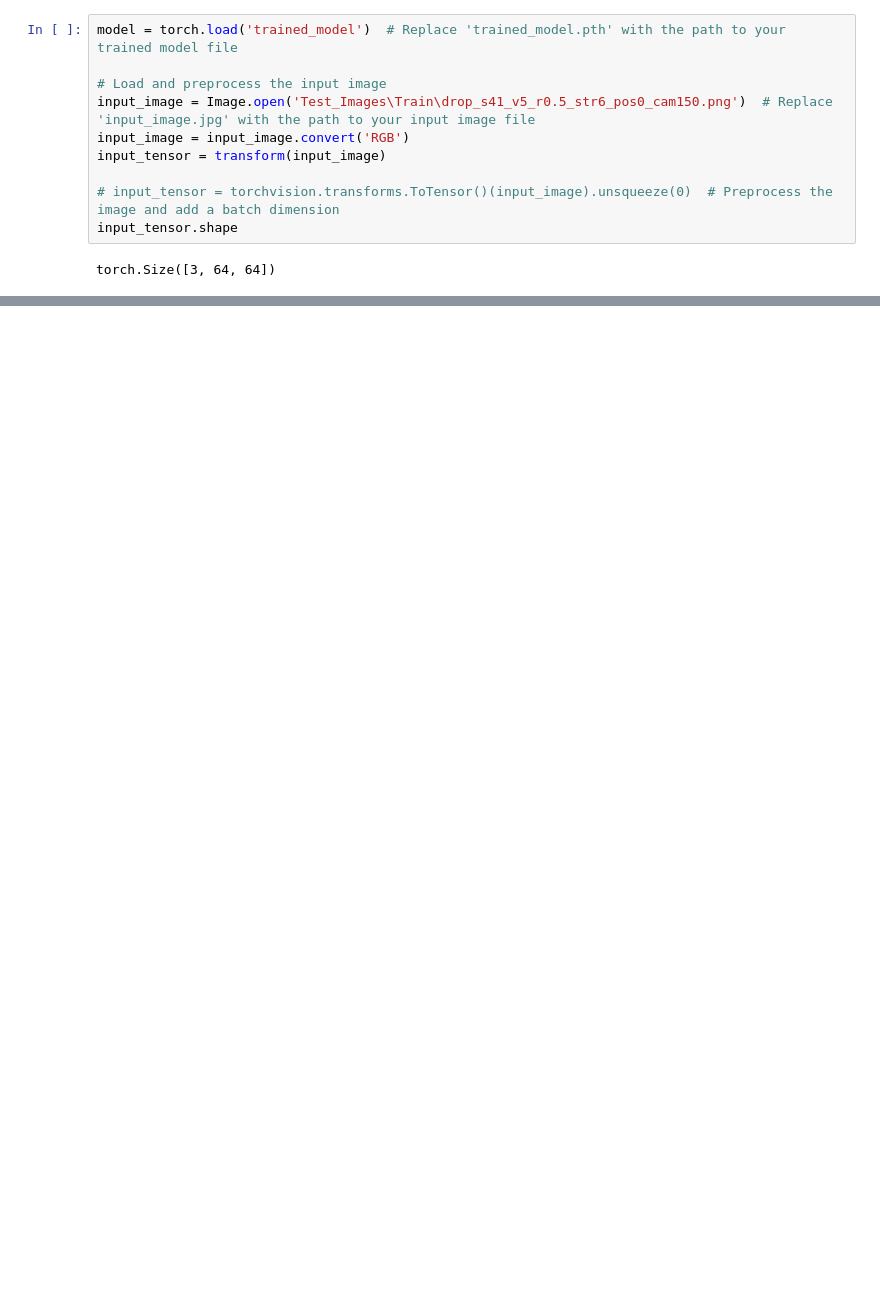
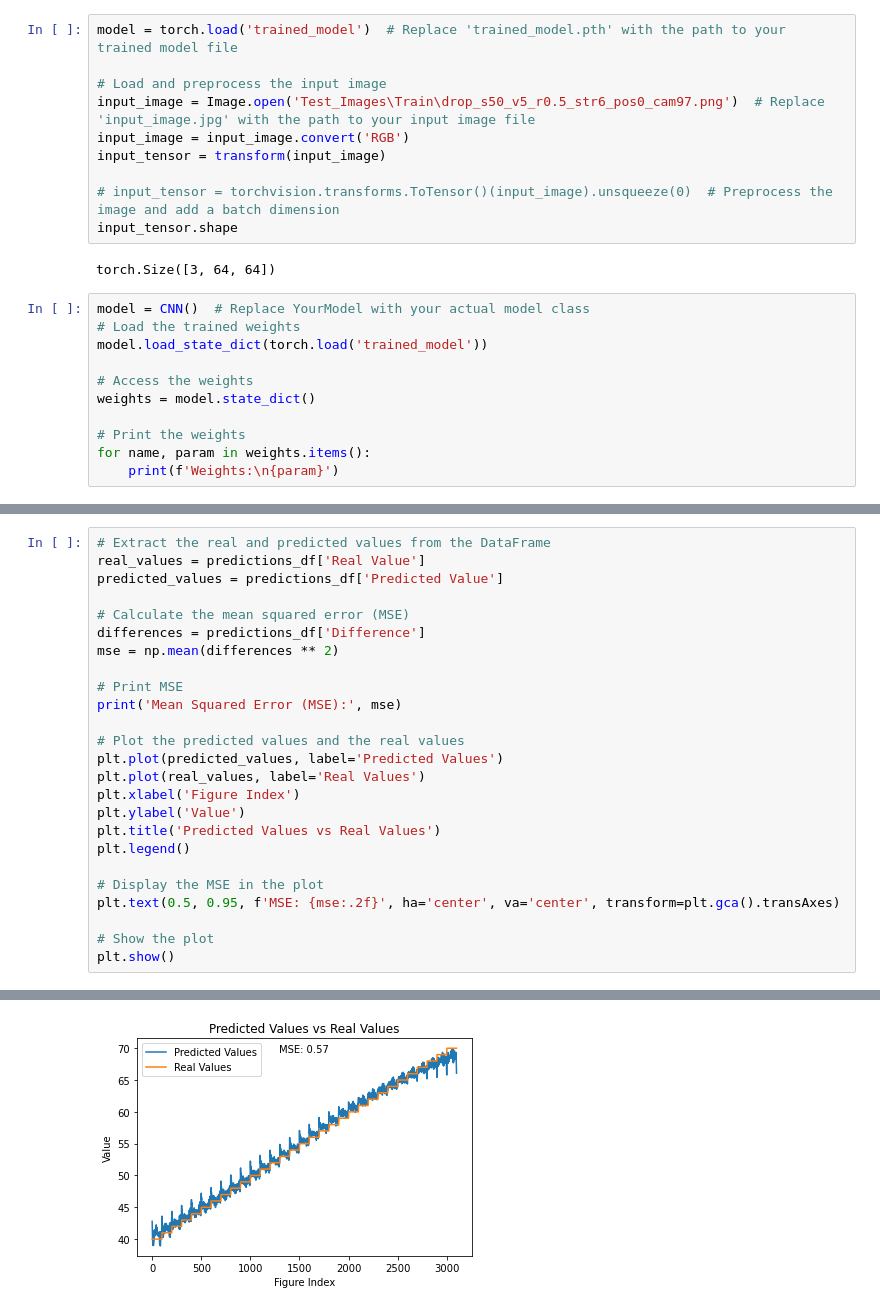
Before and after one commit to vanboven073/4AI00, a Jupyter notebook: Blender_Automation/CNN_tens_drop.ipynb, the cells around one changed output, grey strips where cells are left out. Cells and saved outputs as stored; diff of their text form; blank space fills up the shorter version.

```diff
--- a/Blender_Automation/CNN_tens_drop.ipynb
+++ b/Blender_Automation/CNN_tens_drop.ipynb
@@ -414,7 +445,7 @@ KeyboardInterrupt:
 model = torch.load('trained_model')  # Replace 'trained_model.pth' with the path to your trained model file
 
 # Load and preprocess the input image
-input_image = Image.open('Test_Images\Train\drop_s41_v5_r0.5_str6_pos0_cam150.png')  # Replace 'input_image.jpg' with the path to your input image file
+input_image = Image.open('Test_Images\Train\drop_s50_v5_r0.5_str6_pos0_cam97.png')  # Replace 'input_image.jpg' with the path to your input image file
 input_image = input_image.convert('RGB')
 input_tensor = transform(input_image)
 
@@ -422,3 +453,14 @@ input_tensor = transform(input_image)
 input_tensor.shape
 # %% [output]
 torch.Size([3, 64, 64])
+# %%
+model = CNN()  # Replace YourModel with your actual model class
+# Load the trained weights
+model.load_state_dict(torch.load('trained_model'))
+
+# Access the weights
+weights = model.state_dict()
+
+# Print the weights
+for name, param in weights.items():
+    print(f'Weights:\n{param}')
@@ -439,0 +550,26 @@ Predicted value: 42.47267532348633
+# %%
+# Extract the real and predicted values from the DataFrame
+real_values = predictions_df['Real Value']
+predicted_values = predictions_df['Predicted Value']
+
+# Calculate the mean squared error (MSE)
+differences = predictions_df['Difference']
+mse = np.mean(differences ** 2)
+
+# Print MSE
+print('Mean Squared Error (MSE):', mse)
+
+# Plot the predicted values and the real values
+plt.plot(predicted_values, label='Predicted Values')
+plt.plot(real_values, label='Real Values')
+plt.xlabel('Figure Index')
+plt.ylabel('Value')
+plt.title('Predicted Values vs Real Values')
+plt.legend()
+
+# Display the MSE in the plot
+plt.text(0.5, 0.95, f'MSE: {mse:.2f}', ha='center', va='center', transform=plt.gca().transAxes)
+
+# Show the plot
+plt.show()
+# %% [output]
@@ -439,0 +577 @@ Predicted value: 42.47267532348633
+[figure, added]
```
Also changed, not shown: parts of 11 cells of this notebook.
